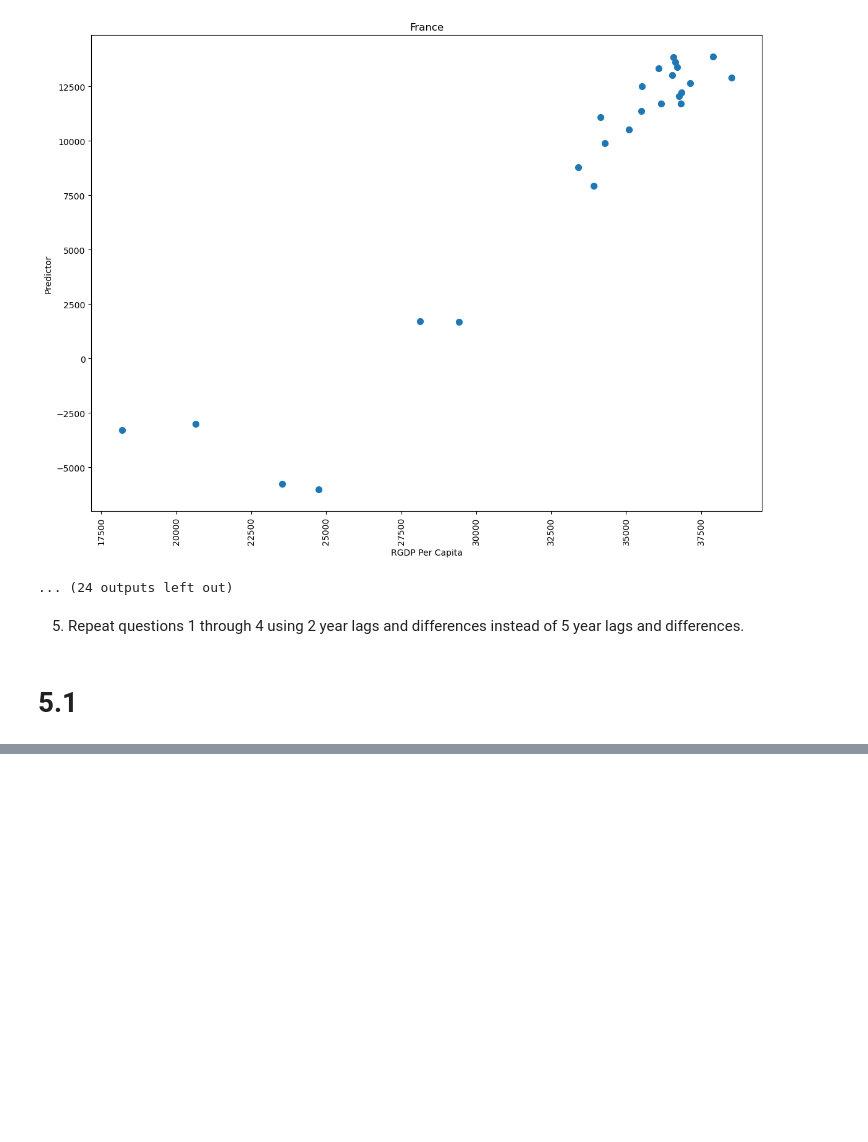
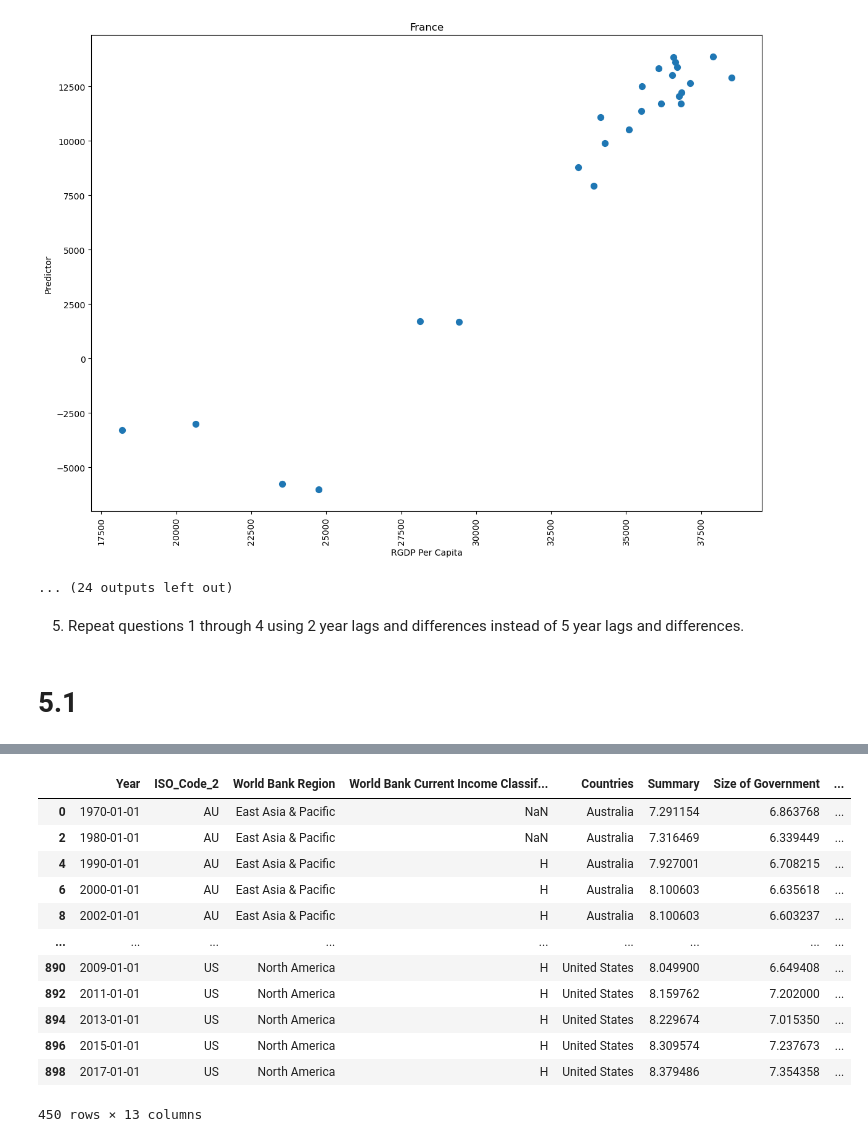
Before and after one commit to cade-busek/Econ411, a Jupyter notebook: Homework projects/HW for project 9.ipynb, the cells around one changed output, grey strips where cells are left out. Drawn from its saved outputs; the diff is of its cells as text; code cells hidden in the pictures; blank space fills up the shorter version.

```diff
--- a/Homework projects/HW for project 9.ipynb
+++ b/Homework projects/HW for project 9.ipynb
@@ -339,0 +263,17 @@ KeyError: 'Countries'
+# %%
+ahw_data = ahw_data.iloc[::2, :]
+ahw_data
+# %% [output]
+|  | Year | ISO_Code_2 | World Bank Region | World Bank Current Income Classif... | Countries | Summary | Size of Government | ... |
+| 0 | 1970-01-01 | AU | East Asia & Pacific | NaN | Australia | 7.291154 | 6.863768 | ... |
+| 2 | 1980-01-01 | AU | East Asia & Pacific | NaN | Australia | 7.316469 | 6.339449 | ... |
+| 4 | 1990-01-01 | AU | East Asia & Pacific | H | Australia | 7.927001 | 6.708215 | ... |
+| 6 | 2000-01-01 | AU | East Asia & Pacific | H | Australia | 8.100603 | 6.635618 | ... |
+| 8 | 2002-01-01 | AU | East Asia & Pacific | H | Australia | 8.100603 | 6.603237 | ... |
+| ... | ... | ... | ... | ... | ... | ... | ... | ... |
+| 890 | 2009-01-01 | US | North America | H | United States | 8.049900 | 6.649408 | ... |
+| 892 | 2011-01-01 | US | North America | H | United States | 8.159762 | 7.202000 | ... |
+| 894 | 2013-01-01 | US | North America | H | United States | 8.229674 | 7.015350 | ... |
+| 896 | 2015-01-01 | US | North America | H | United States | 8.309574 | 7.237673 | ... |
+| 898 | 2017-01-01 | US | North America | H | United States | 8.379486 | 7.354358 | ... |
+450 rows × 13 columns
```
Also changed, not shown: parts of 14 cells of this notebook.
